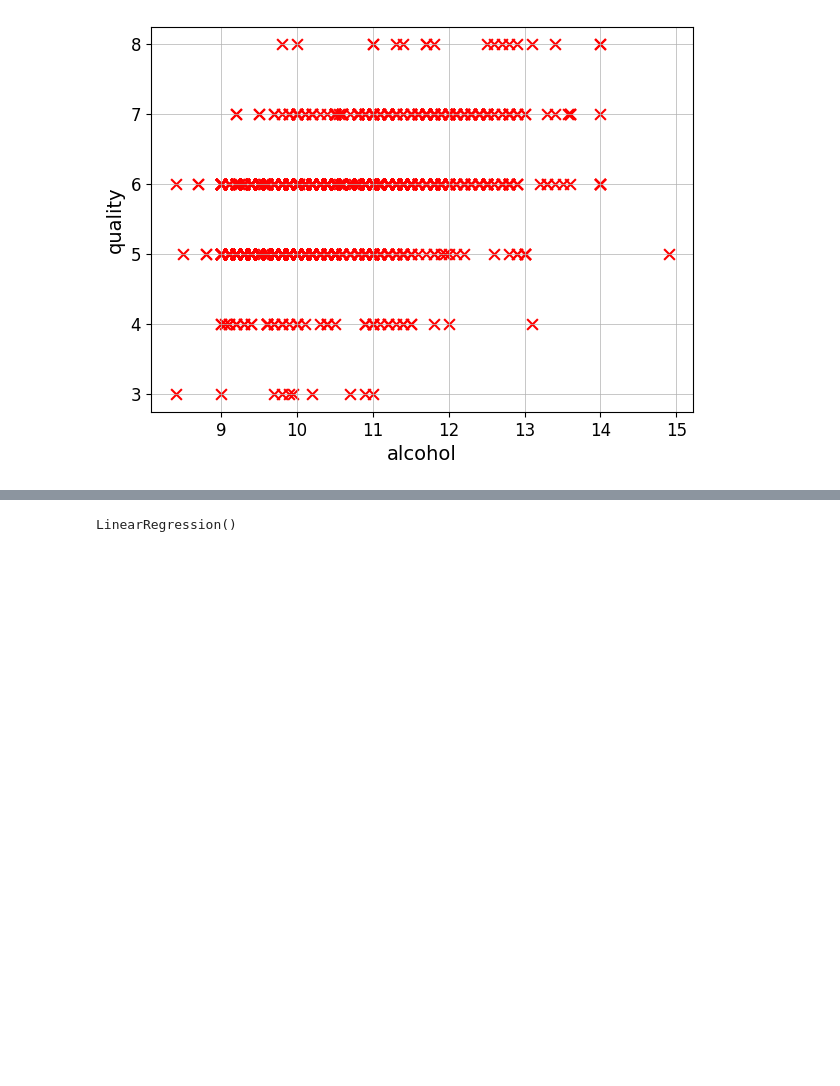
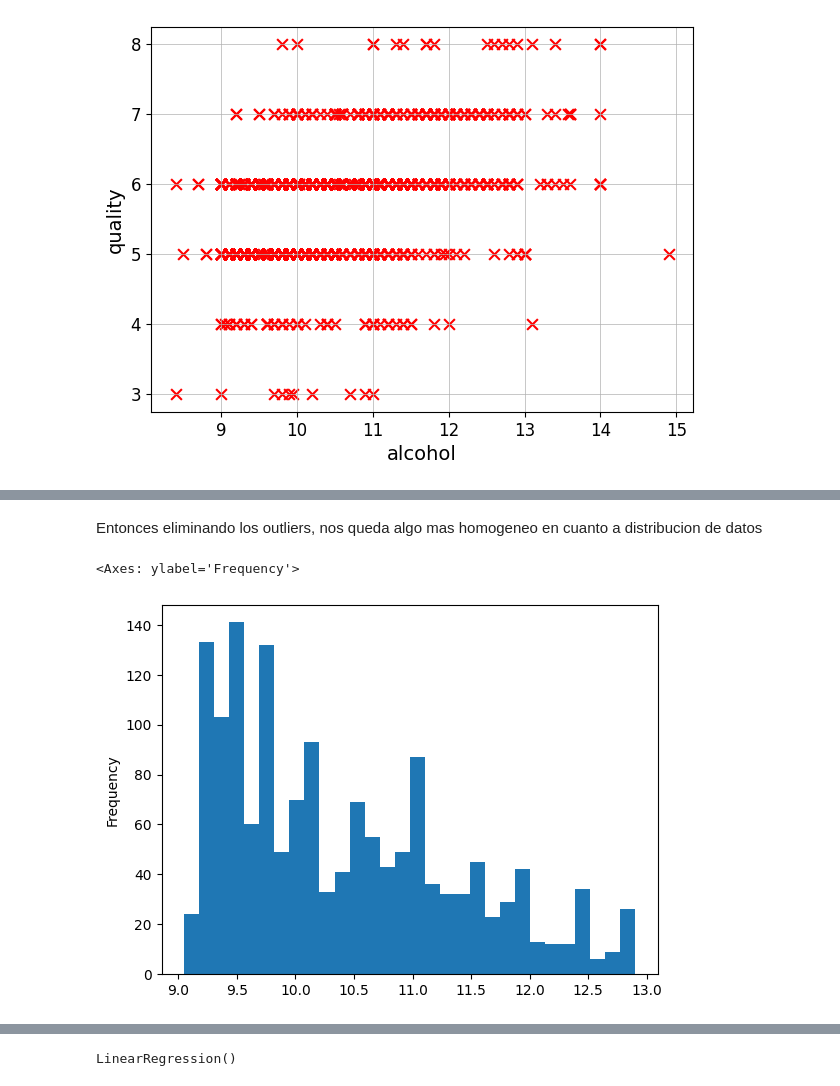
Before and after one commit to kronleuchter85/ceiot_machine_learning, a Jupyter notebook: clase2/enunciado_tp/TP1.ipynb, the cells around one changed output, grey strips where cells are left out. Drawn from its saved outputs; the diff is of its cells as text; code cells hidden in the pictures; blank space fills up the shorter version.

```diff
--- a/clase2/enunciado_tp/TP1.ipynb
+++ b/clase2/enunciado_tp/TP1.ipynb
@@ -194,0 +212,7 @@ len(df.dropna())
+# %% [markdown]
+Entonces eliminando los outliers, nos queda algo mas homogeneo en cuanto a distribucion de datos
+# %%
+df[(df['alcohol'] > 9) & (df['alcohol'] <13) ]['alcohol'].plot.hist(bins=30)
+# %% [output]
+<Axes: ylabel='Frequency'>
+[figure, added]
```
Also changed, not shown: parts of 52 cells of this notebook, 2 other files.
